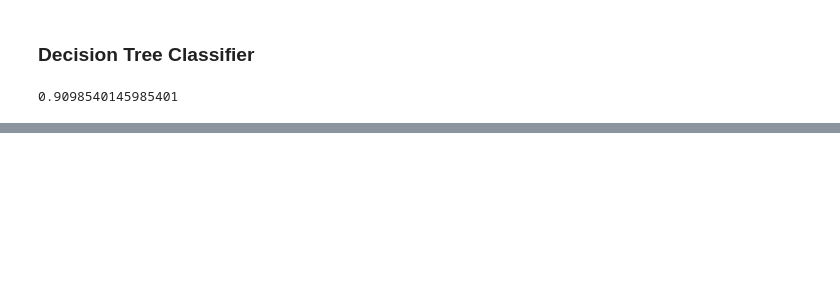
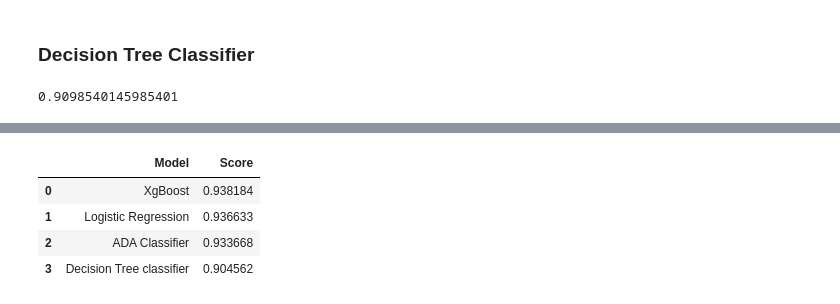
Before and after one commit to keya204/Consumer-reviews-of-Amazon-Products, a Jupyter notebook: Project_new.ipynb, the cells around one changed output, grey strips where cells are left out. Cells and saved outputs as stored; diff of their text form; code cells hidden in the pictures; blank space fills up the shorter version.

```diff
--- a/Project_new.ipynb
+++ b/Project_new.ipynb
@@ -431,7 +433,0 @@ model_ada_tf = model_ada_tf.predict(X_test)
-# %%
-from sklearn.naive_bayes import GaussianNB
-model_gnb_tf= GaussianNB()
-results_gnb_tf = cross_validate(model_gnb_tf, X_train, y_train)
-print(results_gnb_tf['test_score'].mean())
-model_gnb_tf.fit(X_train, y_train)
-model_gnb_tf = model_gnb_tf.predict(X_test)
@@ -461,8 +464,14 @@ models
 # %%
 models_tf = pd.DataFrame({
     'Model': ['XgBoost', 'Logistic Regression',
-               'ADA Classifier', 'Gaussian Naive Bayes', 'Decision Tree classifier', 'Random forest algorithm'],
-    'Score': [cv_results['test_score'].mean(),cv_results_h['test_score'].mean(),cv_results_logreg['test_score'].mean(),
-             cv_results_knn['test_score'].mean(), cv_results_ada['test_score'].mean(),cv_results_gnb['test_score'].mean(),
-             cv_results_dectree['test_score'].mean(),cv_results_rf['test_score'].mean()]})
-models
+               'ADA Classifier', 'Decision Tree classifier'],
+    'Score': [results_tf['test_score'].mean(),results_logreg_tf['test_score'].mean(),
+              results_ada_tf['test_score'].mean(),results_dectree_tf['test_score'].mean()
+                         ]})
+models_tf
+# %% [output]
+|  | Model | Score |
+| 0 | XgBoost | 0.938184 |
+| 1 | Logistic Regression | 0.936633 |
+| 2 | ADA Classifier | 0.933668 |
+| 3 | Decision Tree classifier | 0.904562 |
```
Also changed, not shown: parts of 6 cells of this notebook.
